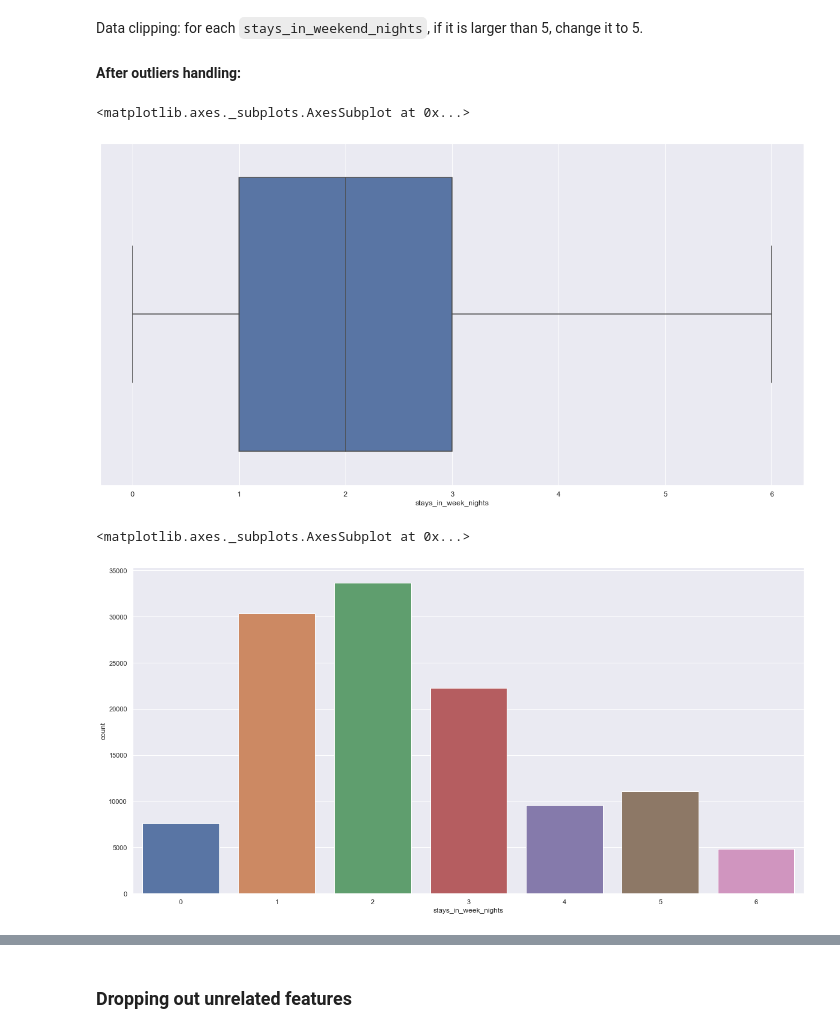
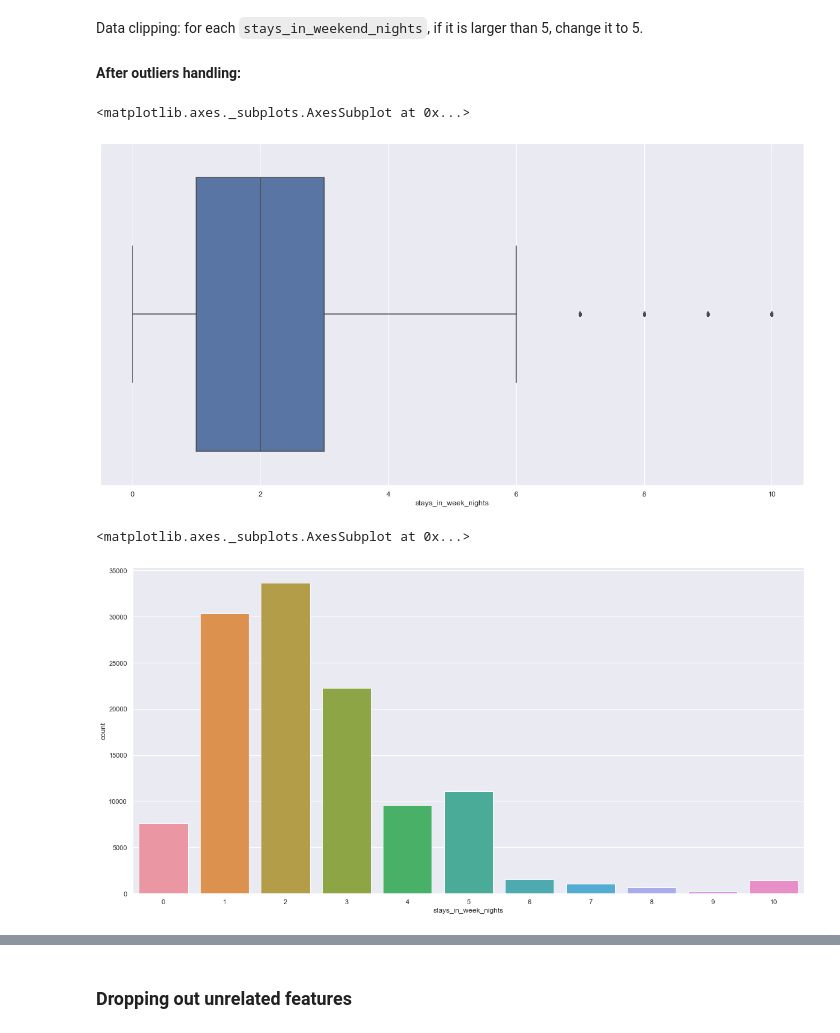
Before and after one commit to tkong1998/hotel-booking-demand, a Jupyter notebook: data_prep.ipynb, the cells around one changed output, grey strips where cells are left out. Drawn from its saved outputs; the diff is of its cells as text; code cells hidden in the pictures.

```diff
--- a/data_prep.ipynb
+++ b/data_prep.ipynb
@@ -358,0 +430,4 @@ dataset = dataset.drop(columns=['seasons'])
+# %%
+distribution_channel_dummy = pd.get_dummies(hotel['distribution_channel'],prefix ='distribution_channel')
+# %%
+hotel = pd.concat([hotel,distribution_channel_dummy,market_segment_dummy,mealdummy],axis=1,sort=True)
@@ -377,7 +451,7 @@ sns.boxplot(dataset['log_lead'])
 [figure]
 # %%
 # stays_in_weekend_nights
-dataset['stays_in_weekend_nights'] = np.where(dataset['stays_in_weekend_nights'] > 5, 5, dataset['stays_in_weekend_nights'])
+hotel['stays_in_weekend_nights'] = np.where(hotel['stays_in_weekend_nights'] > 5, 5, hotel['stays_in_weekend_nights'])
 # %% [markdown]
 Data clipping: for each `stays_in_weekend_nights`, if it is larger than 5, change it to 5.
 #### After outliers handling:
@@ -395,21 +469,21 @@ sns.countplot(dataset['stays_in_weekend_nights'])
 [figure]
 # %%
 # stays_in_week_nights
-dataset['stays_in_week_nights'] = np.where(dataset['stays_in_week_nights'] > 6, 6, dataset['stays_in_week_nights'])
+hotel['stays_in_week_nights'] = np.where(hotel['stays_in_week_nights'] > 10, 10, hotel['stays_in_week_nights'])
 # %% [markdown]
 Data clipping: for each `stays_in_weekend_nights`, if it is larger than 5, change it to 5.
 #### After outliers handling:
 # %%
 plt.figure(figsize = (20,10))
-sns.boxplot(dataset['stays_in_week_nights'])
+sns.boxplot(hotel['stays_in_week_nights'])
 # %% [output]
 <matplotlib.axes._subplots.AxesSubplot at 0x...>
-[figure, old version]
+[figure, new version]
 # %%
 plt.figure(figsize = (20,10))
-sns.countplot(dataset['stays_in_week_nights'])
+sns.countplot(hotel['stays_in_week_nights'])
 # %% [output]
 <matplotlib.axes._subplots.AxesSubplot at 0x...>
-[figure, old version]
+[figure, new version]
 # %%
 # create a column indicates the total nights each customers stay
```
Also changed, not shown: parts of 81 cells of this notebook, 2 other files.
